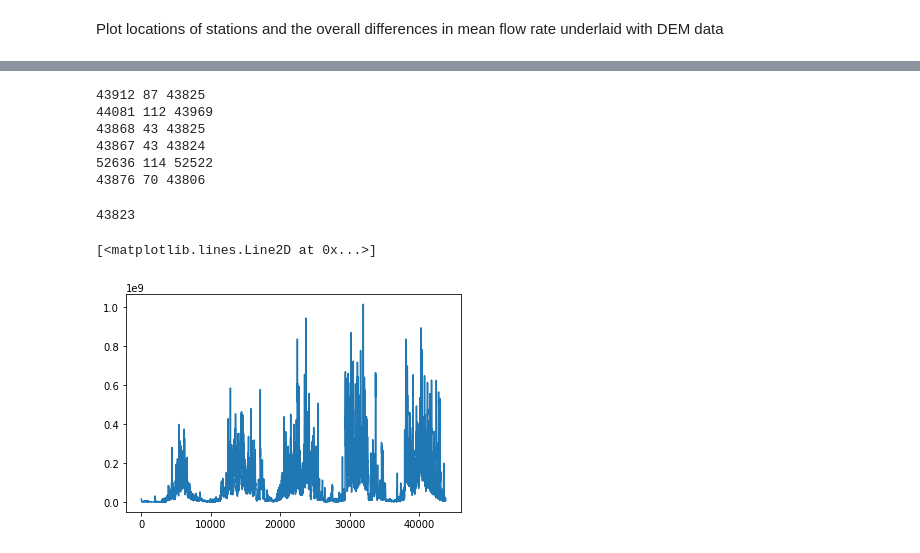
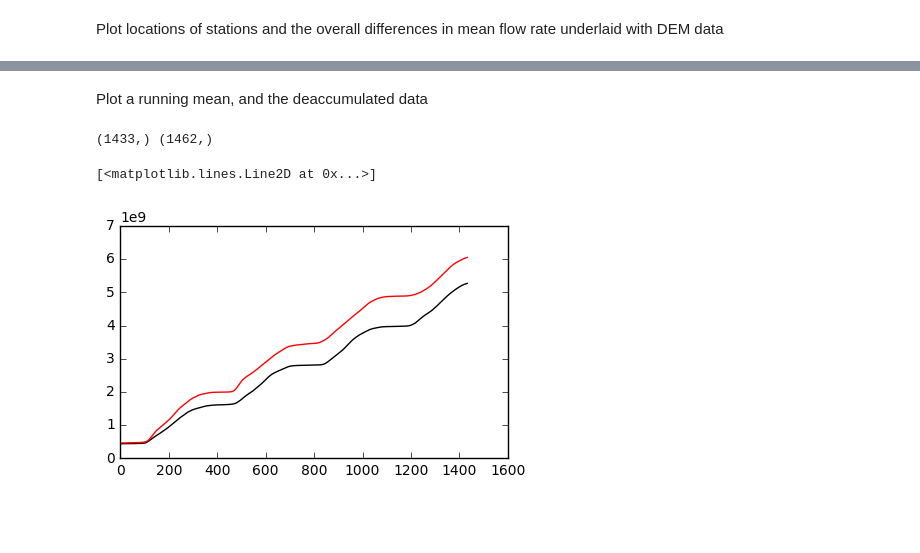
Before and after one commit to likkhian/thesisScripts, a Jupyter notebook: frxst_out_analysis.ipynb, the cells around one changed output, grey strips where cells are left out. Saved outputs shown, nothing was run; the diff lists cells and outputs as text; code cells hidden in the pictures; blank space fills up the shorter version.

```diff
--- a/frxst_out_analysis.ipynb
+++ b/frxst_out_analysis.ipynb
@@ -582,14 +631,0 @@ def find_drops(qstrm_test):
-# %%
-qstrm_2000_1=find_drops(qstrm_2000_1)
-qstrm_2000_2=find_drops(qstrm_2000_2)
-qstrm_2000_3=find_drops(qstrm_2000_3)
-qstrm_eas0c_1=find_drops(qstrm_eas0c_1)
-qstrm_eas0c_2=find_drops(qstrm_eas0c_2)
-qstrm_eas0c_3=find_drops(qstrm_eas0c_3)
-# %% [output]
-43912 87 43825
-44081 112 43969
-43868 43 43825
-43867 43 43824
-52636 114 52522
-43876 70 43806
@@ -599,10 +632,38 @@ def deaccum(qstrm):
-# %%
-s1_1=deaccum(qstrm_2000_1)
-print(sum(s1_1>0))
-# %% [output]
-43823
-# %%
-plt.plot(s1_1[10:])
-# %% [output]
-[<matplotlib.lines.Line2D at 0x...>]
-[figure, removed]
+# %% [markdown]
+Plot a running mean, and the deaccumulated data
+# %%
+def run_mean(qstrm):
+    '''
+    Calculating the running mean is equivalent to
+    running a convolution on a 1D array with filter of all 1s
+    since you are calculating the mean of a window with some weight.
+    '''
+    N=30 #choose filter size in days
+    return np.convolve(qstrm,np.ones(N)/N,mode='valid')
+
+def deaccum(qstrm):
+    return qstrm[1:]-qstrm[:-1]
+
+def extract_vals(df1):
+# Just to extract the discharge data into single array with no time info
+    vals=daily(df1,0)
+    discharge=np.array(vals['discharge m3s'].data)
+    return discharge[~np.isnan(discharge)]
+# %%
+s1_1=run_mean(qstrm_2000_1)
+print(np.shape(s1_1),np.shape(qstrm_2000_1))
+s1_2=run_mean(qstrm_2000_2)
+s1_3=run_mean(qstrm_2000_3)
+s1_avg=(s1_1+s1_2+s1_3)/3
+s2_1=run_mean(qstrm_eas0c_1)
+s2_2=run_mean(qstrm_eas0c_2)
+s2_3=run_mean(qstrm_eas0c_3)
+s2_avg=(s2_1+s2_2+s2_3)/3
+
+plt.figure(1)
+plt.plot(s1_avg,'k')
+plt.plot(s2_avg,'r')
+# %% [output]
+(1433,) (1462,)
+[<matplotlib.lines.Line2D at 0x...>]
+[figure, added]
```
Also changed, not shown: parts of 36 cells of this notebook, 4 other files.
